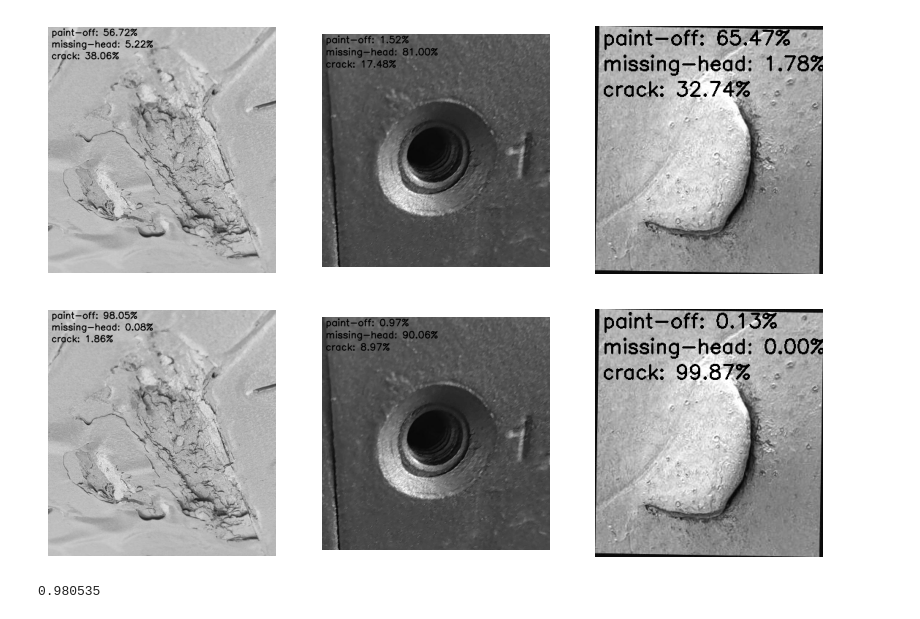
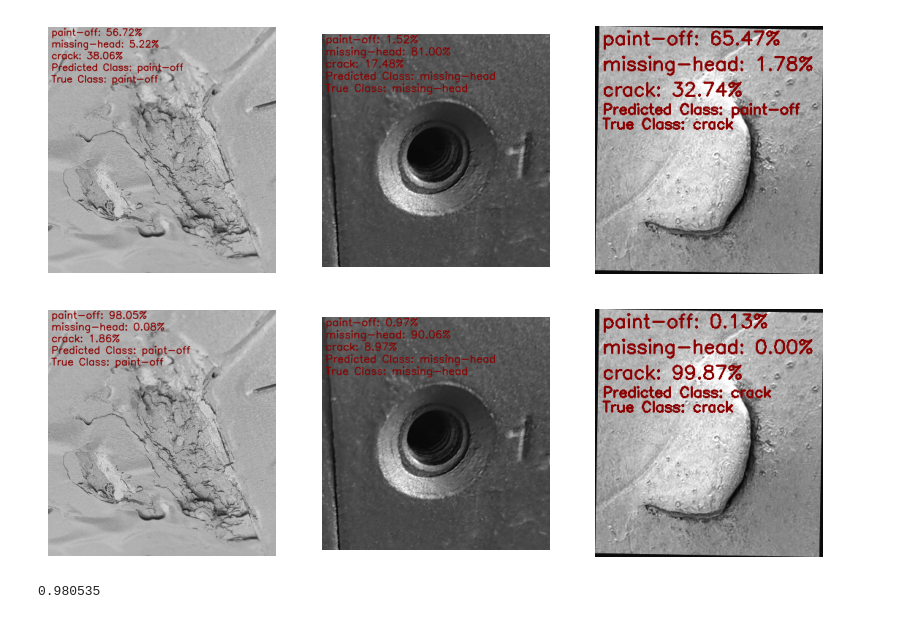
Before and after one commit to kingy260/Project_2, a Jupyter notebook: Project2_Part2.ipynb, the cells around one changed output. Cells and saved outputs as stored; diff of their text form; code cells hidden in the pictures.

```diff
--- a/Project2_Part2.ipynb
+++ b/Project2_Part2.ipynb
@@ -63,22 +63,32 @@ label3='crack'
 img1 = cv2.imread("/content/drive/My Drive/AER850/Project2/Project_2/Project2Data/Data/test/paint-off/test_paintoff.jpg", cv2.IMREAD_GRAYSCALE)
 img2 = cv2.imread("/content/drive/My Drive/AER850/Project2/Project_2/Project2Data/Data/test/missing-head/test_missinghead.jpg", cv2.IMREAD_GRAYSCALE)
 img3 = cv2.imread("/content/drive/My Drive/AER850/Project2/Project_2/Project2Data/Data/test/crack/test_crack.jpg", cv2.IMREAD_GRAYSCALE)
+img1 = cv2.cvtColor(img1, cv2.COLOR_GRAY2BGR)
+img2 = cv2.cvtColor(img2, cv2.COLOR_GRAY2BGR)
+img3 = cv2.cvtColor(img3, cv2.COLOR_GRAY2BGR)
 
 # overfit model
 # display probabilities
-cv2.putText(img1, f'{label1}: {probabilities11[0][2]*100:.2f}%', (10,25), cv2.FONT_HERSHEY_SIMPLEX, 0.9, (0,255,0), 2)
-cv2.putText(img1, f'{label2}: {probabilities11[0][1]*100:.2f}%', (10,60), cv2.FONT_HERSHEY_SIMPLEX, 0.9, (0,255,0), 2)
-cv2.putText(img1, f'{label3}: {probabilities11[0][0]*100:.2f}%', (10,95), cv2.FONT_HERSHEY_SIMPLEX, 0.9, (0,255,0), 2)
+cv2.putText(img1, f'{label1}: {probabilities11[0][2]*100:.2f}%', (10,25), cv2.FONT_HERSHEY_SIMPLEX, 0.95, (139, 0, 0), 2)
+cv2.putText(img1, f'{label2}: {probabilities11[0][1]*100:.2f}%', (10,60), cv2.FONT_HERSHEY_SIMPLEX, 0.95, (139, 0, 0), 2)
+cv2.putText(img1, f'{label3}: {probabilities11[0][0]*100:.2f}%', (10,95), cv2.FONT_HERSHEY_SIMPLEX, 0.95, (139, 0, 0), 2)
+cv2.putText(img1, f'{"Predicted Class: paint-off"}', (10,130), cv2.FONT_HERSHEY_SIMPLEX, 0.95, (139, 0, 0), 2)
+cv2.putText(img1, f'{"True Class: paint-off"}', (10,165), cv2.FONT_HERSHEY_SIMPLEX, 0.95, (139, 0, 0), 2)
+
 
 # display probabilities
-cv2.putText(img2, f'{label1}: {probabilities12[0][2]*100:.2f}%', (10,25), cv2.FONT_HERSHEY_SIMPLEX, 0.9, (0,255,0), 2)
-cv2.putText(img2, f'{label2}: {probabilities12[0][1]*100:.2f}%', (10,60), cv2.FONT_HERSHEY_SIMPLEX, 0.9, (0,255,0), 2)
-cv2.putText(img2, f'{label3}: {probabilities12[0][0]*100:.2f}%', (10,95), cv2.FONT_HERSHEY_SIMPLEX, 0.9, (0,255,0), 2)
+cv2.putText(img2, f'{label1}: {probabilities12[0][2]*100:.2f}%', (10,25), cv2.FONT_HERSHEY_SIMPLEX, 1, (139, 0, 0), 2)
+cv2.putText(img2, f'{label2}: {probabilities12[0][1]*100:.2f}%', (10,60), cv2.FONT_HERSHEY_SIMPLEX, 1, (139, 0, 0), 2)
+cv2.putText(img2, f'{label3}: {probabilities12[0][0]*100:.2f}%', (10,95), cv2.FONT_HERSHEY_SIMPLEX, 1, (139, 0, 0), 2)
+cv2.putText(img2, f'{"Predicted Class: missing-head"}', (10,130), cv2.FONT_HERSHEY_SIMPLEX, 1, (139, 0, 0), 2)
+cv2.putText(img2, f'{"True Class: missing-head"}', (10,165), cv2.FONT_HERSHEY_SIMPLEX, 1, (139, 0, 0), 2)
 
 # display probabilities
-cv2.putText(img3, f'{label1}: {probabilities13[0][2]*100:.2f}%', (10,25), cv2.FONT_HERSHEY_SIMPLEX, 0.9, (0,255,0), 2)
-cv2.putText(img3, f'{label2}: {probabilities13[0][1]*100:.2f}%', (10,60), cv2.FONT_HERSHEY_SIMPLEX, 0.9, (0,255,0), 2)
-cv2.putText(img3, f'{label3}: {probabilities13[0][0]*100:.2f}%', (10,95), cv2.FONT_HERSHEY_SIMPLEX, 0.9, (0,255,0), 2)
+cv2.putText(img3, f'{label1}: {probabilities13[0][2]*100:.2f}%', (10,25), cv2.FONT_HERSHEY_SIMPLEX, 0.85, (139, 0, 0), 2)
+cv2.putText(img3, f'{label2}: {probabilities13[0][1]*100:.2f}%', (10,60), cv2.FONT_HERSHEY_SIMPLEX, 0.85, (139, 0, 0), 2)
+cv2.putText(img3, f'{label3}: {probabilities13[0][0]*100:.2f}%', (10,95), cv2.FONT_HERSHEY_SIMPLEX, 0.85, (139, 0, 0), 2)
+cv2.putText(img3, f'{"Predicted Class: paint-off"}', (10,120), cv2.FONT_HERSHEY_SIMPLEX, 0.65, (139, 0, 0), 2)
+cv2.putText(img3, f'{"True Class: crack"}', (10,140), cv2.FONT_HERSHEY_SIMPLEX, 0.65, (139, 0, 0), 2)
 
 # subplots
 plt.figure(figsize=(10, 5))
@@ -106,21 +116,30 @@ plt.show()
 img1 = cv2.imread("/content/drive/My Drive/AER850/Project2/Project_2/Project2Data/Data/test/paint-off/test_paintoff.jpg", cv2.IMREAD_GRAYSCALE)
 img2 = cv2.imread("/content/drive/My Drive/AER850/Project2/Project_2/Project2Data/Data/test/missing-head/test_missinghead.jpg", cv2.IMREAD_GRAYSCALE)
 img3 = cv2.imread("/content/drive/My Drive/AER850/Project2/Project_2/Project2Data/Data/test/crack/test_crack.jpg", cv2.IMREAD_GRAYSCALE)
+img1 = cv2.cvtColor(img1, cv2.COLOR_GRAY2BGR)
+img2 = cv2.cvtColor(img2, cv2.COLOR_GRAY2BGR)
+img3 = cv2.cvtColor(img3, cv2.COLOR_GRAY2BGR)
 
 #display probabilities
-cv2.putText(img1, f'{label1}: {probabilities21[0][2]*100:.2f}%', (10,25), cv2.FONT_HERSHEY_SIMPLEX, 0.9, (0,255,0), 2)
-cv2.putText(img1, f'{label2}: {probabilities21[0][1]*100:.2f}%', (10,60), cv2.FONT_HERSHEY_SIMPLEX, 0.9, (0,255,0), 2)
-cv2.putText(img1, f'{label3}: {probabilities21[0][0]*100:.2f}%', (10,95), cv2.FONT_HERSHEY_SIMPLEX, 0.9, (0,255,0), 2)
+cv2.putText(img1, f'{label1}: {probabilities21[0][2]*100:.2f}%', (10,25), cv2.FONT_HERSHEY_SIMPLEX, 1, (139, 0, 0), 2)
+cv2.putText(img1, f'{label2}: {probabilities21[0][1]*100:.2f}%', (10,60), cv2.FONT_HERSHEY_SIMPLEX, 1, (139, 0, 0), 2)
+cv2.putText(img1, f'{label3}: {probabilities21[0][0]*100:.2f}%', (10,95), cv2.FONT_HERSHEY_SIMPLEX, 1, (139, 0, 0), 2)
+cv2.putText(img1, f'{"Predicted Class: paint-off"}', (10,130), cv2.FONT_HERSHEY_SIMPLEX, 1, (139, 0, 0), 2)
+cv2.putText(img1, f'{"True Class: paint-off"}', (10,165), cv2.FONT_HERSHEY_SIMPLEX, 1, (139, 0, 0), 2)
 
 #display probabilities
-cv2.putText(img2, f'{label1}: {probabilities22[0][2]*100:.2f}%', (10,25), cv2.FONT_HERSHEY_SIMPLEX, 0.9, (0,255,0), 2)
-cv2.putText(img2, f'{label2}: {probabilities22[0][1]*100:.2f}%', (10,60), cv2.FONT_HERSHEY_SIMPLEX, 0.9, (0,255,0), 2)
-cv2.putText(img2, f'{label3}: {probabilities22[0][0]*100:.2f}%', (10,95), cv2.FONT_HERSHEY_SIMPLEX, 0.9, (0,255,0), 2)
+cv2.putText(img2, f'{label1}: {probabilities22[0][2]*100:.2f}%', (10,25), cv2.FONT_HERSHEY_SIMPLEX, 1, (139, 0, 0), 2)
+cv2.putText(img2, f'{label2}: {probabilities22[0][1]*100:.2f}%', (10,60), cv2.FONT_HERSHEY_SIMPLEX, 1, (139, 0, 0), 2)
+cv2.putText(img2, f'{label3}: {probabilities22[0][0]*100:.2f}%', (10,95), cv2.FONT_HERSHEY_SIMPLEX, 1, (139, 0, 0), 2)
+cv2.putText(img2, f'{"Predicted Class: missing-head"}', (10,130), cv2.FONT_HERSHEY_SIMPLEX, 1, (139, 0, 0), 2)
+cv2.putText(img2, f'{"True Class: missing-head"}', (10,165), cv2.FONT_HERSHEY_SIMPLEX, 1, (139, 0, 0), 2)
 
 #display probabilities
-cv2.putText(img3, f'{label1}: {probabilities23[0][2]*100:.2f}%', (10,25), cv2.FONT_HERSHEY_SIMPLEX, 0.9, (0,255,0), 2)
-cv2.putText(img3, f'{label2}: {probabilities23[0][1]*100:.2f}%', (10,60), cv2.FONT_HERSHEY_SIMPLEX, 0.9, (0,255,0), 2)
-cv2.putText(img3, f'{label3}: {probabilities23[0][0]*100:.2f}%', (10,95), cv2.FONT_HERSHEY_SIMPLEX, 0.9, (0,255,0), 2)
+cv2.putText(img3, f'{label1}: {probabilities23[0][2]*100:.2f}%', (10,25), cv2.FONT_HERSHEY_SIMPLEX, 0.85, (139, 0, 0), 2)
+cv2.putText(img3, f'{label2}: {probabilities23[0][1]*100:.2f}%', (10,60), cv2.FONT_HERSHEY_SIMPLEX, 0.85, (139, 0, 0), 2)
+cv2.putText(img3, f'{label3}: {probabilities23[0][0]*100:.2f}%', (10,95), cv2.FONT_HERSHEY_SIMPLEX, 0.85, (139, 0, 0), 2)
+cv2.putText(img3, f'{"Predicted Class: crack"}', (10,120), cv2.FONT_HERSHEY_SIMPLEX, 0.65, (139, 0, 0), 2)
+cv2.putText(img3, f'{"True Class: crack"}', (10,140), cv2.FONT_HERSHEY_SIMPLEX, 0.65, (139, 0, 0), 2)
 
 # subplots
 plt.figure(figsize=(10, 5))
@@ -152,5 +171,5 @@ plt.show()
-[figure, old version]
+[figure, new version]
-[figure, old version]
+[figure, new version]
 # %%
 # %% [output]
 0.980535
```
Also changed, not shown: parts of 2 cells of this notebook.
